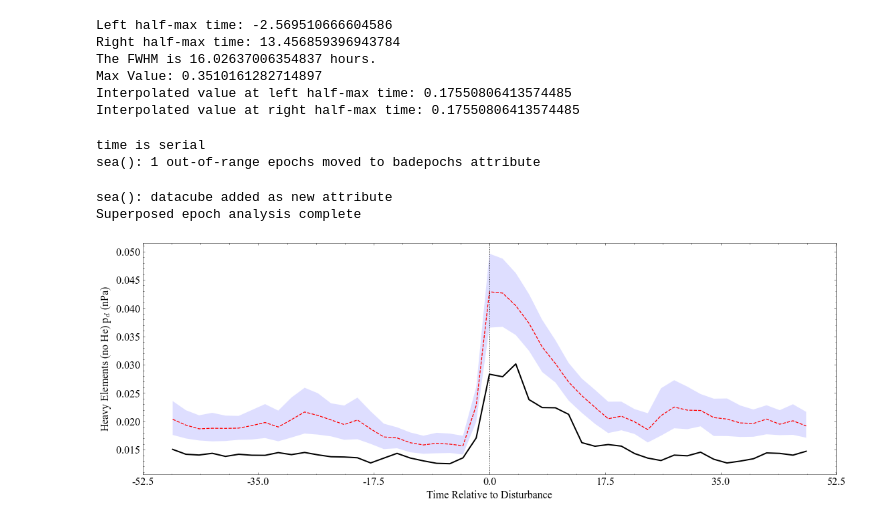
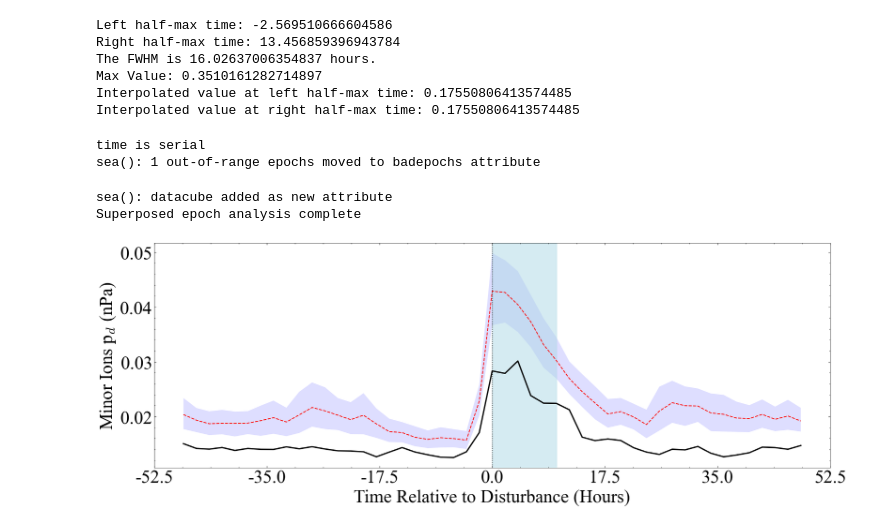
Before and after one commit to chrisjia2002/Geoeffectivity-of-Solar-Wind-Heavy-Ions, a Jupyter notebook: Final Figures.ipynb, the cells around one changed output. Cells and saved outputs as stored; diff of their text form; code cells hidden in the pictures.

```diff
--- a/Final Figures.ipynb
+++ b/Final Figures.ipynb
@@ -2455,32 +3218,38 @@ sea_obj = seapy.Sea(data, times, adjusted_days_1999_2005, window=48*0.000114, de
 # Perform SEA with quartiles and confidence intervals
 sea_obj.sea(quartiles=True, ci=True, ci_quan='mean')
 
 # Plot with additional customizations
-sea_obj.plot(xquan='Time Relative to Disturbance', yquan=r'Heavy Elements (no He) p$_d$ (nPa)', epochline=True, figsize=(18, 6), show=False)
+sea_obj.plot(xquan='Time Relative to Disturbance', yquan=r'Minor Ions p$_d$ (nPa)', epochline=True, figsize=(18, 6), show=False)
 
 # Set the x-axis ticks and labels to hours
 ax = plt.gca()
 original_ticks = ax.get_xticks()  # Get the current tick positions in original units (days)
 new_ticks = original_ticks / 0.000114255  # Convert these positions to hours
 ax.set_xticks(original_ticks)
 ax.set_xticklabels([f'{tick:.1f}' for tick in new_ticks])  # Format the labels to one decimal place
 
 # Ensure the limits of the plot include all relevant data
 ax.set_xlim([original_ticks[1], original_ticks[-2]])
 
+ax.axvspan(0*.000114, 10*.000114, color='lightblue', alpha=0.5, label = 'ICME Sheath')
+
+ax.set_ylabel(r'Minor Ions p$_d$ (nPa)', fontsize=28)
+ax.set_xlabel(r'Time Relative to Disturbance (Hours)', fontsize=28)
+ax.tick_params(axis='both', labelsize=28)
+
 # Adjust plot margins if necessary to prevent cutting off
 plt.subplots_adjust(left=0.1, right=0.9, top=0.9, bottom=0.1)
 
 # Add legend
 # plt.legend(['Confidence Interval (Mean)', 'Median', 'Mean', 'Disturbance Time'])
 
 plt.savefig("./Plots/Superposed Heavy Element Dynamic Pressure.png", format="png", dpi = 300)
 
 # Show plot
 plt.show()
 # %% [output]
 time is serial
 sea(): 1 out-of-range epochs moved to badepochs attribute
 sea(): datacube added as new attribute
 Superposed epoch analysis complete
-[figure, old version]
+[figure, new version]
```
Also changed, not shown: parts of 40 cells of this notebook.
